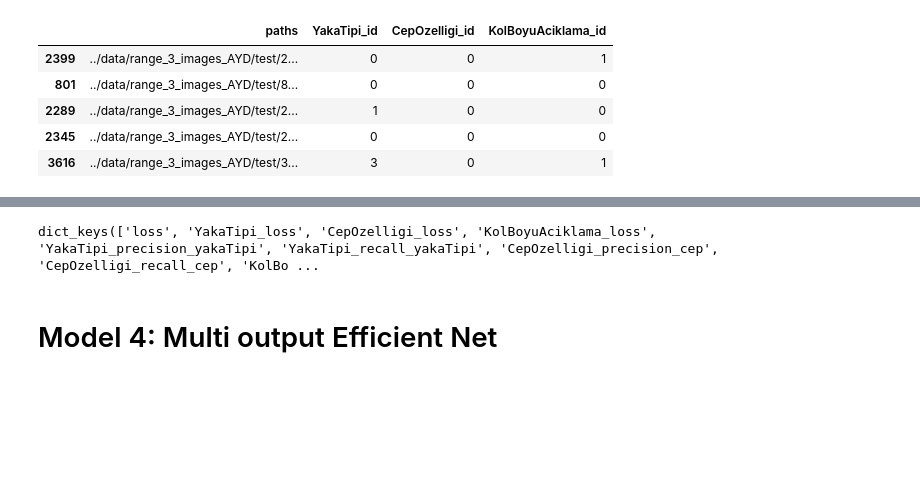
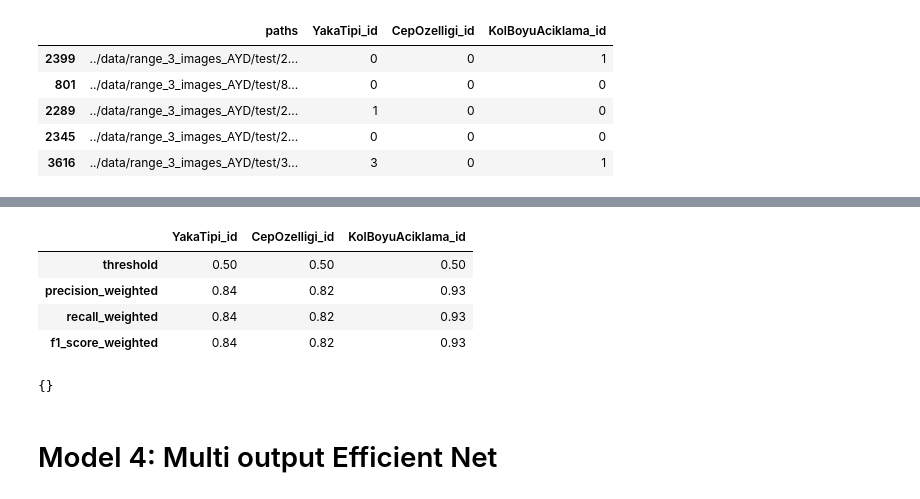
Before and after one commit to melihkacaman/neckline_classifier_Aydinli, a Jupyter notebook: notebooks/04 Range3 Data Model Creation and Data Prep.ipynb, the cells around one changed output, grey strips where cells are left out. Cells and saved outputs as stored; diff of their text form; code cells hidden in the pictures; blank space fills up the shorter version.

Commit message:
server traininig multiple output models

```diff
--- a/notebooks/04 Range3 Data Model Creation and Data Prep.ipynb
+++ b/notebooks/04 Range3 Data Model Creation and Data Prep.ipynb
@@ -1064,7 +1064,7 @@ checkpoint_callback = tf.keras.callbacks.ModelCheckpoint(filepath=checkpoint_pat
 from custom_data_generator import AydFashionDataGenerator
 custom_data_gen = AydFashionDataGenerator(Xy_train, Xy_test)
 # %%
-model_3.fit(custom_data_gen.generate_images(True, bathc_size=32, epoch=15),
+model_3_history = model_3.fit(custom_data_gen.generate_images(True, bathc_size=32, epoch=15),
             steps_per_epoch=np.floor(len(Xy_train) / 32),
             epochs=15,
             validation_data=custom_data_gen.generate_images(False, bathc_size=32, epoch=15)  ,
@@ -1092,2 +1091,5 @@ Epoch 15: saving model to ./checkpoints/range3/MODEL_3\checkpoint-15.ckpt
 # %%
 model_3.save("../trained_models/model_3.h5")
+# %%
+from multioutput_eval import MultiOutputModelTester
+tester_vgg = MultiOutputModelTester(model=model_3, y_test=y_test.iloc[:, 3:], paths=X_test["paths"].to_list())
@@ -1094,7 +1108,15 @@ model_3.save("../trained_models/model_3.h5")
+# %%
+pd.DataFrame(tester_vgg.get_metrics())
+# %% [output]
+|  | YakaTipi_id | CepOzelligi_id | KolBoyuAciklama_id |
+| threshold | 0.50 | 0.50 | 0.50 |
+| precision_weighted | 0.84 | 0.82 | 0.93 |
+| recall_weighted | 0.84 | 0.82 | 0.93 |
+| f1_score_weighted | 0.84 | 0.82 | 0.93 |
 # %%
-model_3.history.history.keys()
+model_3.history.history
 # %% [output]
-dict_keys(['loss', 'YakaTipi_loss', 'CepOzelligi_loss', 'KolBoyuAciklama_loss', 'YakaTipi_precision_yakaTipi', 'YakaTipi_recall_yakaTipi', 'CepOzelligi_precision_cep', 'CepOzelligi_recall_cep', 'KolBo ...
+{}
 # %% [markdown]
 # Model 4: Multi output Efficient Net
 # %%
```
Also changed, not shown: parts of 7 cells of this notebook.
